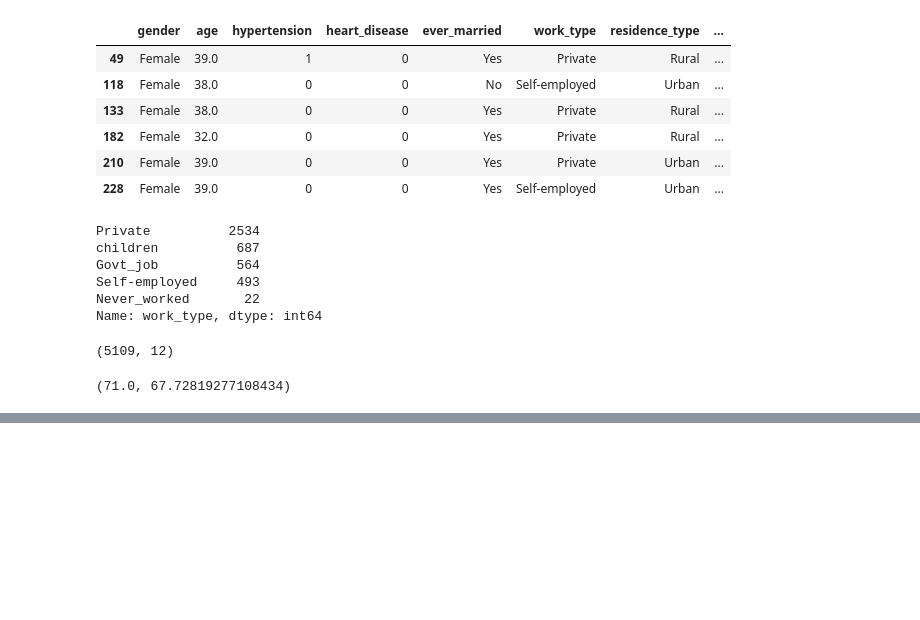
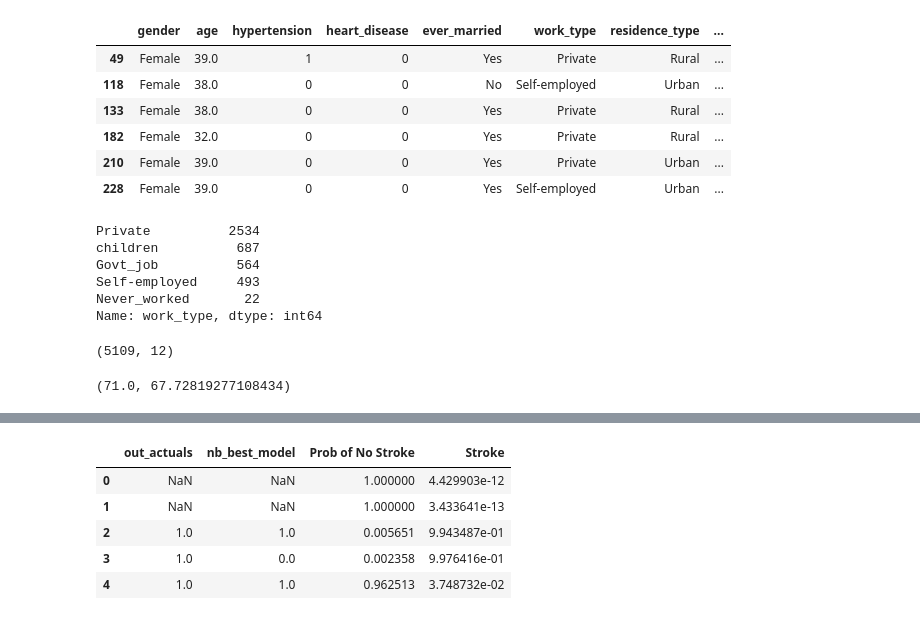
Before and after one commit to stroke-predictors/germain-capstone-stoke-prediction, a Jupyter notebook: eli_scratch.ipynb, the cells around one changed output, grey strips where cells are left out. Saved outputs shown, nothing was run; the diff lists cells and outputs as text; code cells hidden in the pictures; blank space fills up the shorter version.

```diff
--- a/eli_scratch.ipynb
+++ b/eli_scratch.ipynb
@@ -227,0 +326,11 @@ df[df.stroke==1].age.median(), df[df.stroke==1].age.mean()
+# %%
+Predictions = pd.concat([y_test, Probabilities], axis=1, ignore_index=True)
+# %%
+Predictions.head()
+# %% [output]
+|  | out_actuals | nb_best_model | Prob of No Stroke | Stroke |
+| 0 | NaN | NaN | 1.000000 | 4.429903e-12 |
+| 1 | NaN | NaN | 1.000000 | 3.433641e-13 |
+| 2 | 1.0 | 1.0 | 0.005651 | 9.943487e-01 |
+| 3 | 1.0 | 0.0 | 0.002358 | 9.976416e-01 |
+| 4 | 1.0 | 1.0 | 0.962513 | 3.748732e-02 |
```
Also changed, not shown: parts of 11 cells of this notebook, 1 other file.
